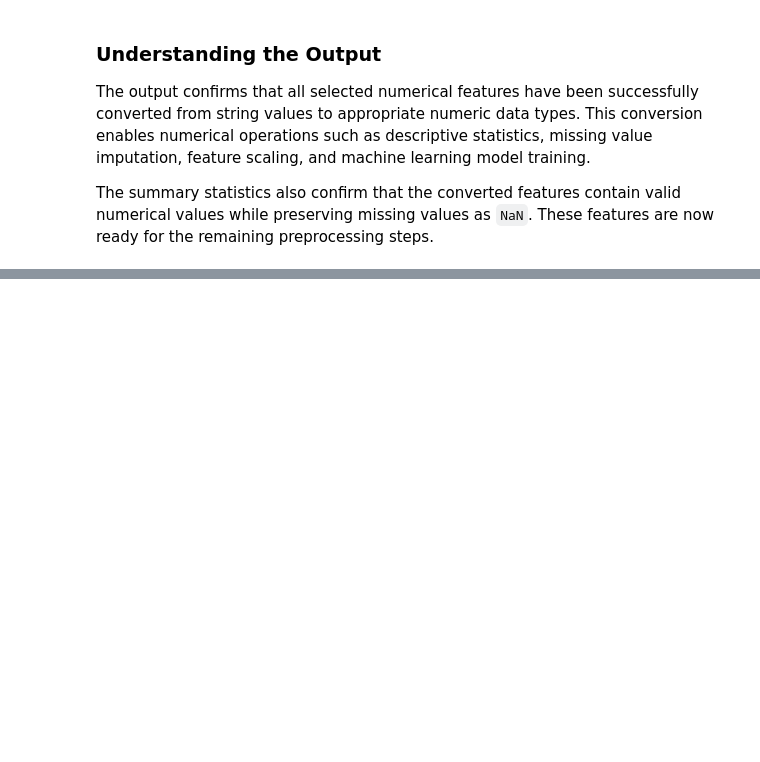
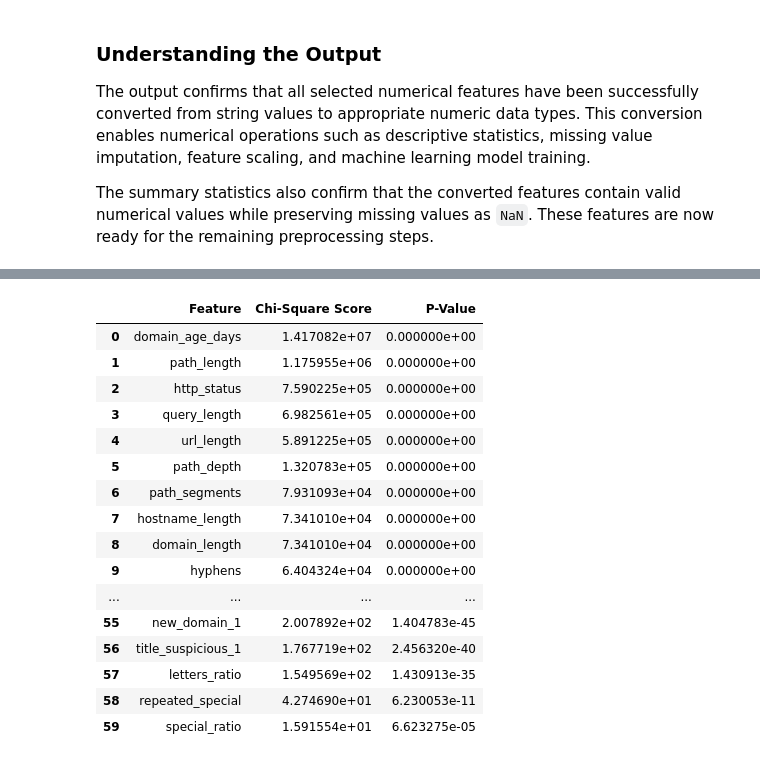
Before and after one commit to ajay-nagpal/Phishing-URL-detector, a Jupyter notebook: phishing_url_detector.ipynb, the cells around one changed output, grey strips where cells are left out. Cells and saved outputs as stored; diff of their text form; code cells hidden in the pictures; blank space fills up the shorter version.

Commit message:
feature selection process

```diff
--- a/phishing_url_detector.ipynb
+++ b/phishing_url_detector.ipynb
@@ -1478,0 +1487,13 @@ The summary statistics also confirm that the converted features contain valid nu
+# %%
+# Create a copy of the cleaned dataset for feature selection.
+feature_selection_df = df.copy()
+
+# Apply One-Hot Encoding to the categorical features.
+feature_selection_df = pd.get_dummies(
+    feature_selection_df,
+    columns=categorical_none_features,
+    dtype=int
+)
+
+# Display the first five rows.
+display(feature_selection_df.head())
@@ -1478,0 +1734,55 @@ The summary statistics also confirm that the converted features contain valid nu
+# %%
+# Import the Chi-Square
+# feature selection function.
+from sklearn.feature_selection import chi2
+
+# Compute the Chi-Square
+# scores and corresponding
+# p-values.
+chi2_scores, chi2_pvalues = (
+    chi2(X, y)
+)
+
+# Store the results.
+chi2_results = (
+    pd.DataFrame({
+        "Feature": X.columns,
+        "Chi-Square Score": chi2_scores,
+        "P-Value": chi2_pvalues
+    })
+)
+
+# Rank the features by
+# their Chi-Square scores.
+chi2_results = (
+    chi2_results
+    .sort_values(
+        by="Chi-Square Score",
+        ascending=False
+    )
+    .reset_index(drop=True)
+)
+
+# Display the ranked
+# features.
+display(
+    chi2_results
+)
+# %% [output]
+|  | Feature | Chi-Square Score | P-Value |
+| 0 | domain_age_days | 1.417082e+07 | 0.000000e+00 |
+| 1 | path_length | 1.175955e+06 | 0.000000e+00 |
+| 2 | http_status | 7.590225e+05 | 0.000000e+00 |
+| 3 | query_length | 6.982561e+05 | 0.000000e+00 |
+| 4 | url_length | 5.891225e+05 | 0.000000e+00 |
+| 5 | path_depth | 1.320783e+05 | 0.000000e+00 |
+| 6 | path_segments | 7.931093e+04 | 0.000000e+00 |
+| 7 | hostname_length | 7.341010e+04 | 0.000000e+00 |
+| 8 | domain_length | 7.341010e+04 | 0.000000e+00 |
+| 9 | hyphens | 6.404324e+04 | 0.000000e+00 |
+| ... | ... | ... | ... |
+| 55 | new_domain_1 | 2.007892e+02 | 1.404783e-45 |
+| 56 | title_suspicious_1 | 1.767719e+02 | 2.456320e-40 |
+| 57 | letters_ratio | 1.549569e+02 | 1.430913e-35 |
+| 58 | repeated_special | 4.274690e+01 | 6.230053e-11 |
+| 59 | special_ratio | 1.591554e+01 | 6.623275e-05 |
```
Also changed, not shown: parts of 13 cells of this notebook.
